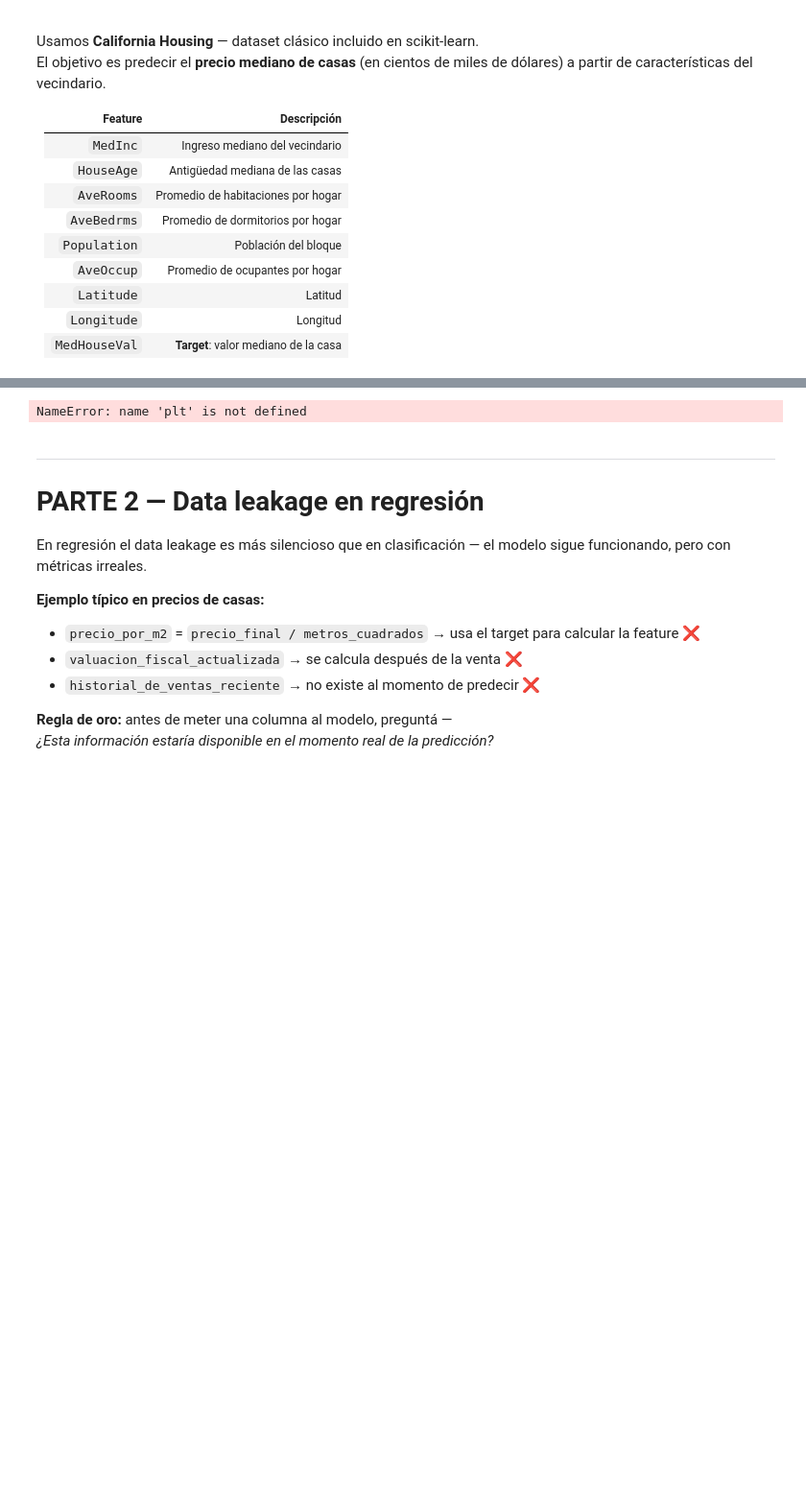
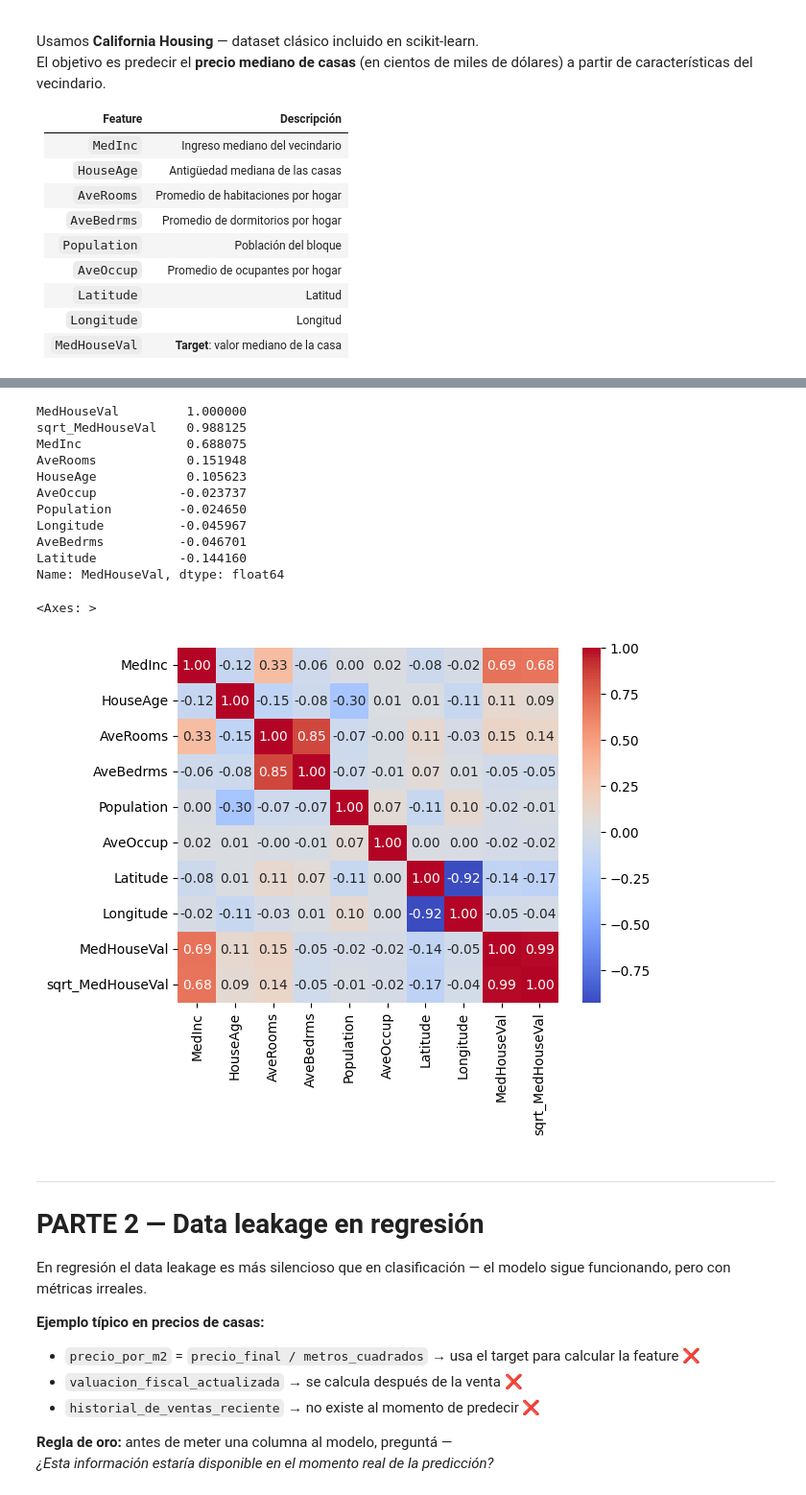
Before and after one commit to CatherineCabreraTT24/S13-Proyecto-del-m-dulo-2, a Jupyter notebook: Webinar 1/Regresion_student_version.ipynb, the cells around one changed output, grey strips where cells are left out. Shown at 96% size. Saved outputs shown, nothing was run; the diff lists cells and outputs as text; code cells hidden in the pictures; blank space fills up the shorter version.

```diff
--- a/Webinar 1/Regresion_student_version.ipynb
+++ b/Webinar 1/Regresion_student_version.ipynb
@@ -92,14 +109,34 @@ Target (MedHouseVal): min=0.15, max=5.00, media=2.07
 # %%
 # Distribución del target y correlaciones
 
+# Distribución de variable numérica
+plt.hist(np.sqrt(df['MedHouseVal']), bins=30, edgecolor='k')
+
+df["sqrt_MedHouseVal"] = np.sqrt(df["MedHouseVal"])
+
 # Correlación de features con el target
+correlations = df.corr()['MedHouseVal'].sort_values(ascending=False)
+print(correlations)
 
-plt.tight_layout()
-plt.show()
+# Correlación entre features
+cor_matrix = df.corr()
 
-# Nota: MedInc tiene la correlación más alta (~0.69) — pista sobre feature importance
+
+sns.heatmap(cor_matrix, annot=True, fmt=".2f", cmap='coolwarm')
 # %% [output]
-NameError: name 'plt' is not defined
+MedHouseVal         1.000000
+sqrt_MedHouseVal    0.988125
+MedInc              0.688075
+AveRooms            0.151948
+HouseAge            0.105623
+AveOccup           -0.023737
+Population         -0.024650
+Longitude          -0.045967
+AveBedrms          -0.046701
+Latitude           -0.144160
+Name: MedHouseVal, dtype: float64
+<Axes: >
+[figure, added]
 # %% [markdown]
 ---
 # PARTE 2 — Data leakage en regresión
```
Also changed, not shown: parts of 14 cells of this notebook, 1 other file.
